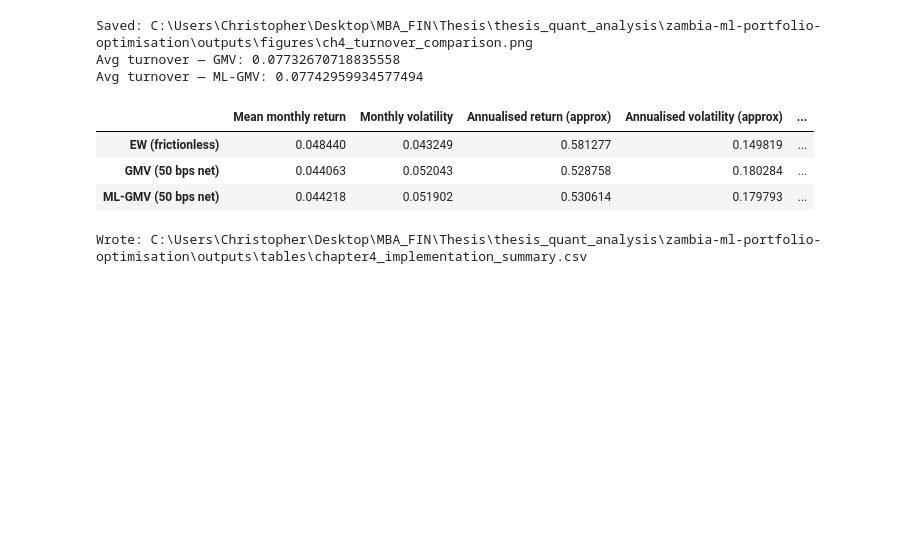
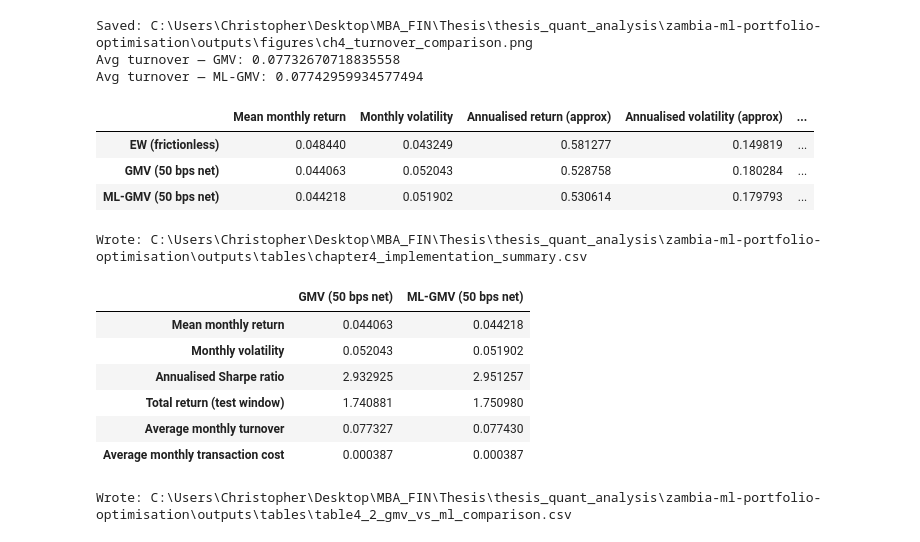
Before and after one commit to Sanwicklith/zambia-ml-portfolio-optimisation, a Jupyter notebook: analysis.ipynb, the cells around one changed output. Cells and saved outputs as stored; diff of their text form; code cells hidden in the pictures; blank space fills up the shorter version.

Commit message:
completing visuals for thesis

```diff
--- a/analysis.ipynb
+++ b/analysis.ipynb
@@ -1840,3 +1840,72 @@ summary_21C.to_csv(summary_21C_path)
 print("Wrote:", summary_21C_path)
 # %% [output]
 Wrote: C:\Users\Christopher\Desktop\MBA_FIN\Thesis\thesis_quant_analysis\zambia-ml-portfolio-optimisation\outputs\tables\chapter4_implementation_summary.csv
+# %%
+# ============================================================
+# TABLE 4.2: GMV vs ML-GMV performance comparison
+# ============================================================
+
+# Safety checks
+required = [
+    "gmv_metrics",
+    "ml_net_metrics_50bps",
+    "gmv_bt",
+    "ml_bt",
+    "paths"
+]
+missing = [k for k in required if k not in globals()]
+if missing:
+    raise NameError(f"Missing prerequisites for Table 4.2: {missing}")
+
+# Average turnover and costs
+avg_turnover_gmv = float(gmv_bt["turnover"].mean())
+avg_turnover_ml  = float(ml_bt["turnover"].mean())
+
+avg_cost_gmv = float(gmv_bt["cost"].mean()) if "cost" in gmv_bt.columns else np.nan
+avg_cost_ml  = float(ml_bt["cost"].mean()) if "cost" in ml_bt.columns else np.nan
+
+# Construct Table 4.2
+table_4_2 = pd.DataFrame({
+    "GMV (50 bps net)": [
+        gmv_metrics["mean_monthly"],
+        gmv_metrics["vol_monthly"],
+        gmv_metrics["sharpe_annual"],
+        gmv_metrics["total_return_test"],
+        avg_turnover_gmv,
+        avg_cost_gmv,
+    ],
+    "ML-GMV (50 bps net)": [
+        ml_net_metrics_50bps["mean_monthly"],
+        ml_net_metrics_50bps["vol_monthly"],
+        ml_net_metrics_50bps["sharpe_annual"],
+        ml_net_metrics_50bps["total_return_test"],
+        avg_turnover_ml,
+        avg_cost_ml,
+    ],
+},
+index=[
+    "Mean monthly return",
+    "Monthly volatility",
+    "Annualised Sharpe ratio",
+    "Total return (test window)",
+    "Average monthly turnover",
+    "Average monthly transaction cost",
+])
+
+table_4_2
+# %% [output]
+|  | GMV (50 bps net) | ML-GMV (50 bps net) |
+| Mean monthly return | 0.044063 | 0.044218 |
+| Monthly volatility | 0.052043 | 0.051902 |
+| Annualised Sharpe ratio | 2.932925 | 2.951257 |
+| Total return (test window) | 1.740881 | 1.750980 |
+| Average monthly turnover | 0.077327 | 0.077430 |
+| Average monthly transaction cost | 0.000387 | 0.000387 |
+# %%
+# Save for Chapter 4
+table_4_2_path = paths.tables_dir / "table4_2_gmv_vs_ml_comparison.csv"
+table_4_2.to_csv(table_4_2_path)
+
+print("Wrote:", table_4_2_path)
+# %% [output]
+Wrote: C:\Users\Christopher\Desktop\MBA_FIN\Thesis\thesis_quant_analysis\zambia-ml-portfolio-optimisation\outputs\tables\table4_2_gmv_vs_ml_comparison.csv
```
Also changed, not shown: parts of 1 cell of this notebook, 1 other file.
